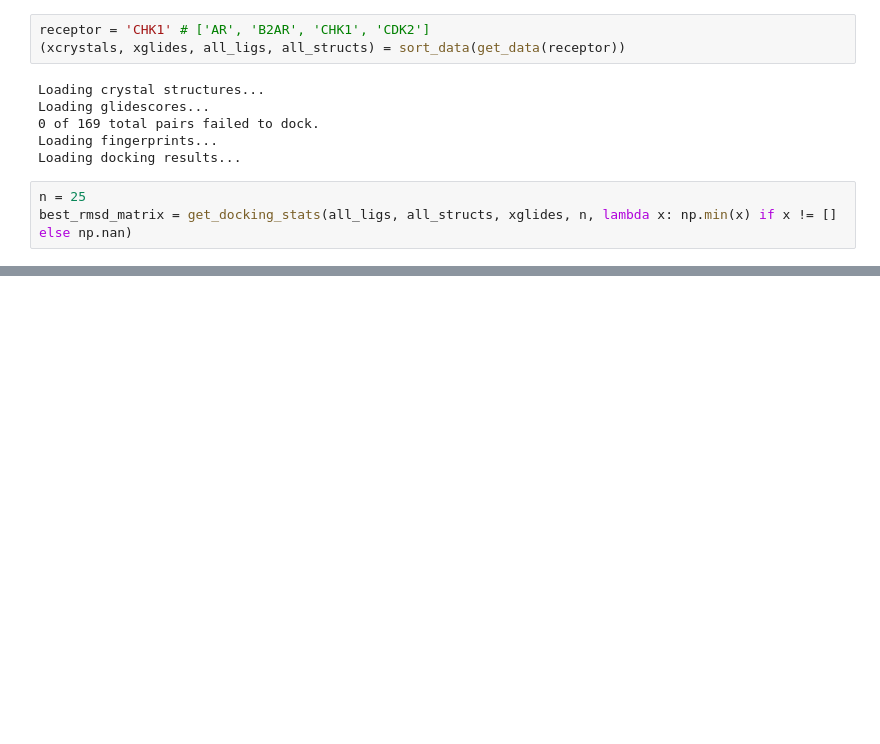
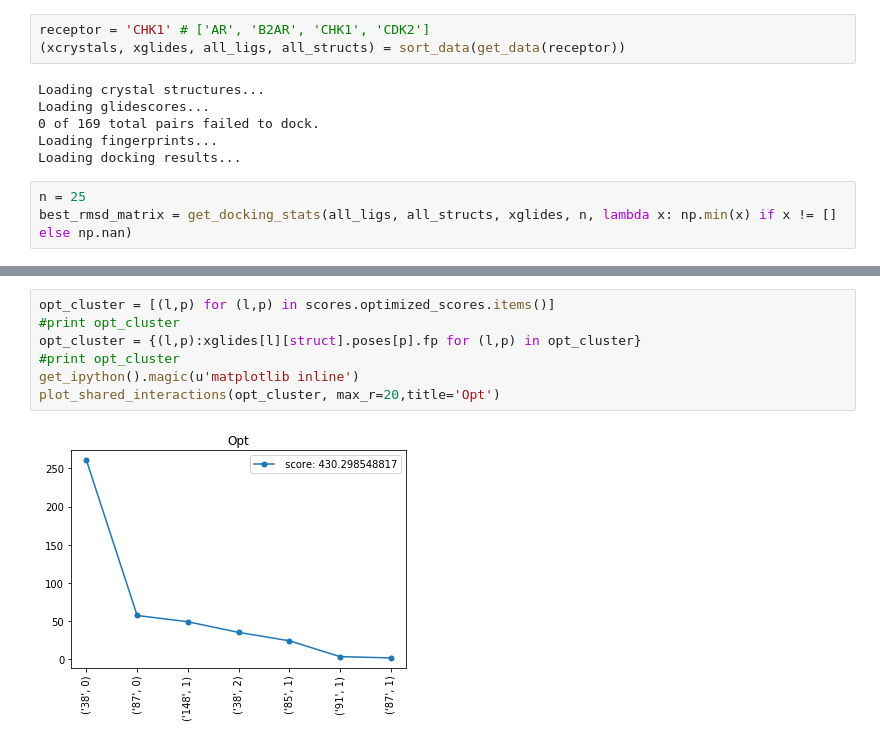
Before and after one commit to orangese/combind_multistruct_benchmarking, a Jupyter notebook: notebooks/analyze_three.ipynb, the cells around one changed output, grey strips where cells are left out. Drawn from its saved outputs; the diff is of its cells as text; blank space fills up the shorter version.

```diff
--- a/notebooks/analyze_three.ipynb
+++ b/notebooks/analyze_three.ipynb
@@ -143,0 +220,9 @@ struct = '4FT7'
+# %%
+opt_cluster = [(l,p) for (l,p) in scores.optimized_scores.items()]
+#print opt_cluster
+opt_cluster = {(l,p):xglides[l][struct].poses[p].fp for (l,p) in opt_cluster}
+#print opt_cluster
+get_ipython().magic(u'matplotlib inline')
+plot_shared_interactions(opt_cluster, max_r=20,title='Opt')
+# %% [output]
+[figure, added]
```
Also changed, not shown: parts of 20 cells of this notebook, 10 other files.
